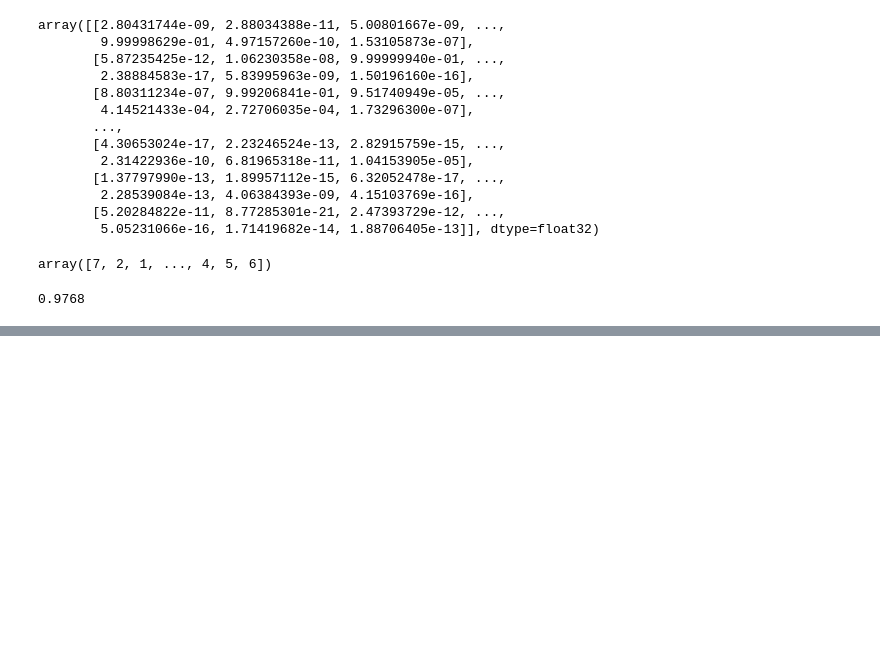
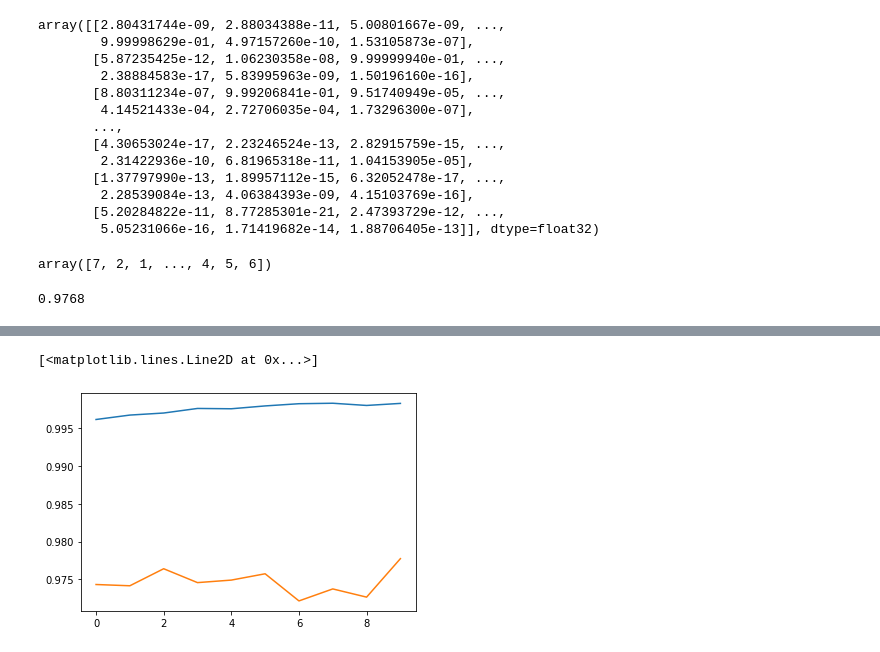
Before and after one commit to rohan-singh987/DeepLearning, a Jupyter notebook: MNIST_Classification.ipynb, the cells around one changed output, grey strips where cells are left out. Saved outputs shown, nothing was run; the diff lists cells and outputs as text; code cells hidden in the pictures; blank space fills up the shorter version.

```diff
--- a/MNIST_Classification.ipynb
+++ b/MNIST_Classification.ipynb
@@ -188,0 +194,6 @@ accuracy_score(y_test,y_pred)
+# %%
+plt.plot(history.history['accuracy'])
+plt.plot(history.history['val_accuracy'])
+# %% [output]
+[<matplotlib.lines.Line2D at 0x...>]
+[figure, added]
```
Also changed, not shown: parts of 2 cells of this notebook.
